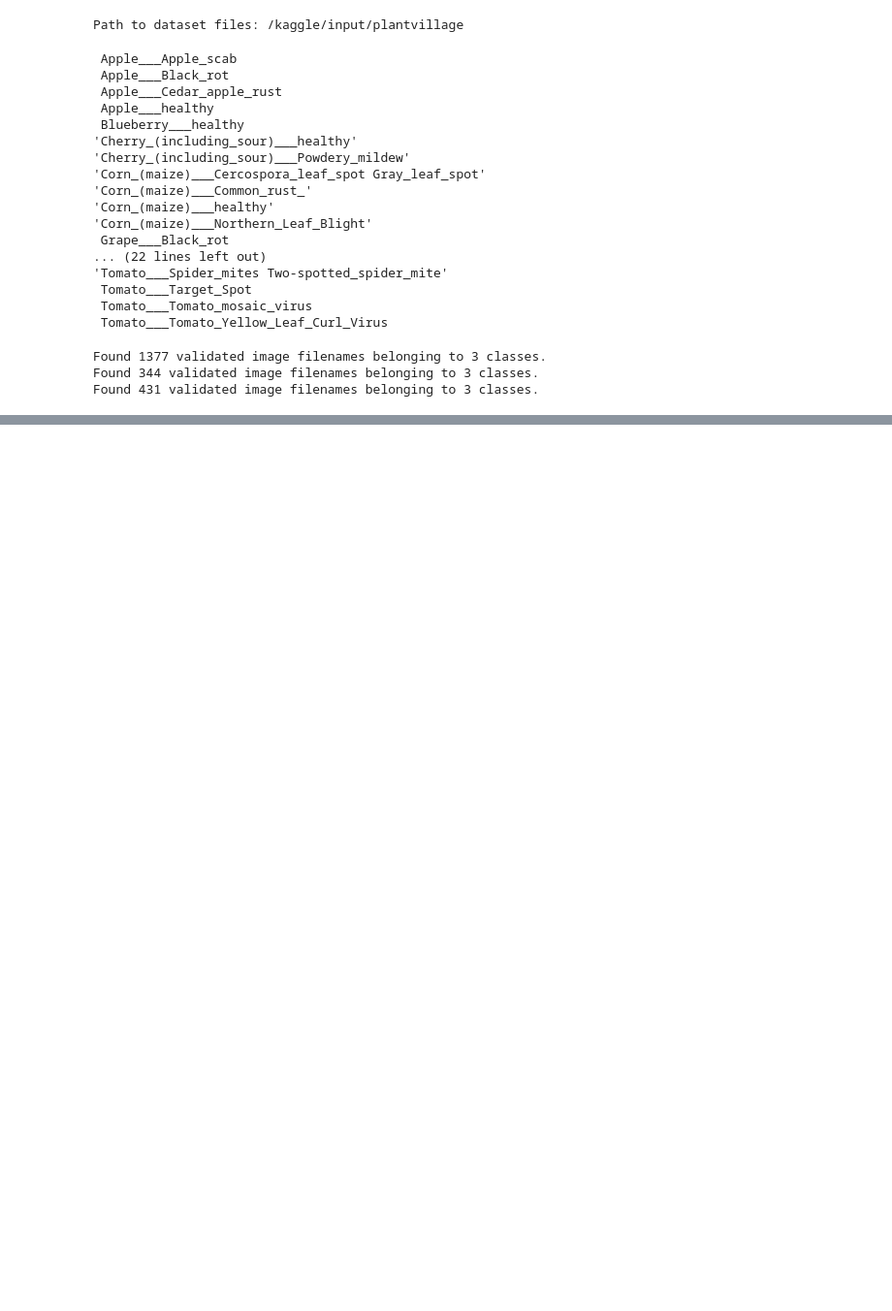
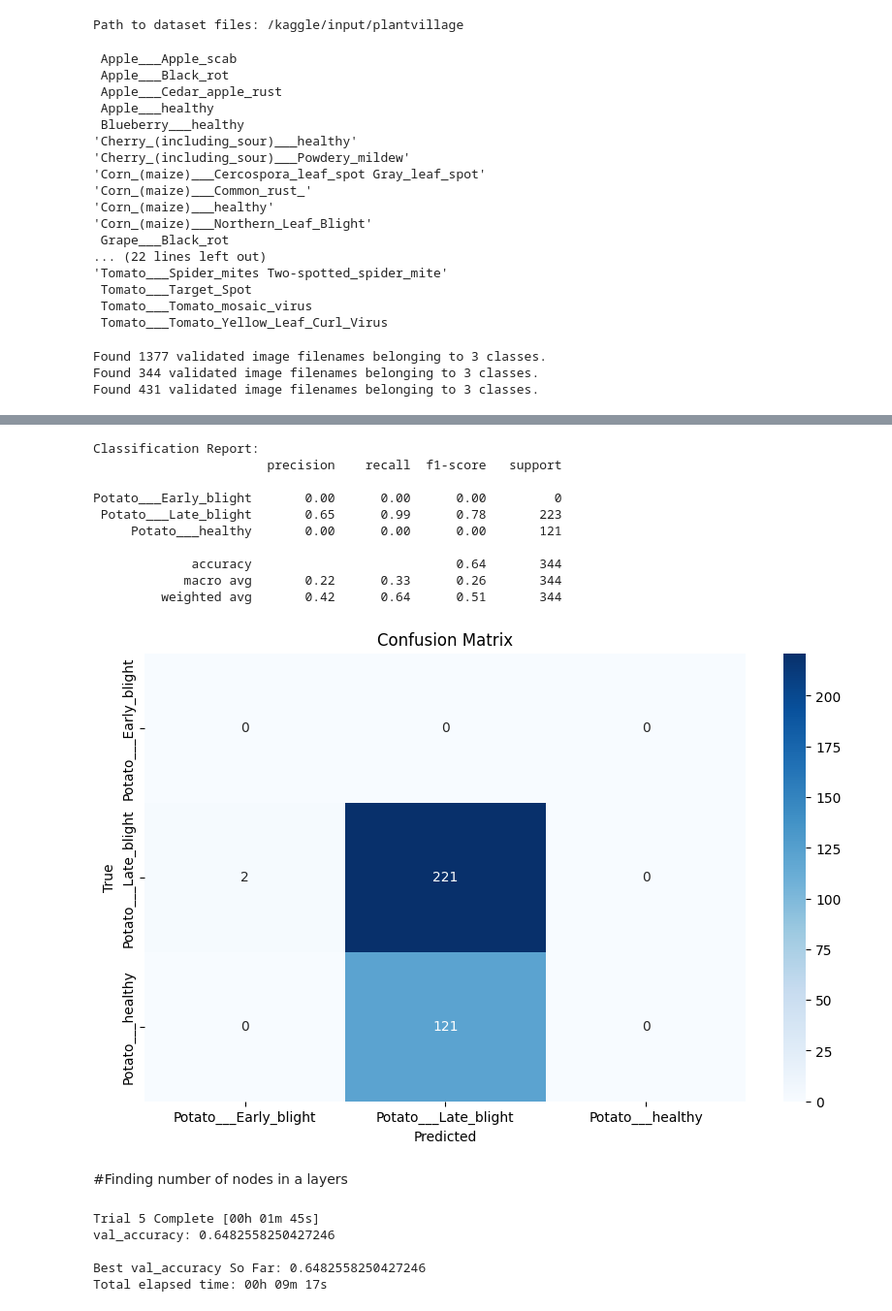
Before and after one commit to ranjuadhikari14/Potato_Disease_Detection, a Jupyter notebook: potato_project.ipynb, the cells around one changed output, grey strips where cells are left out. Shown at 97% size. Cells and saved outputs as stored; diff of their text form; code cells hidden in the pictures; blank space fills up the shorter version.

Commit message:
worked_on hyperparametr to finnd the appropriate optimizer,number of nodes in a layer

```diff
--- a/potato_project.ipynb
+++ b/potato_project.ipynb
@@ -376,0 +429,10 @@ Potato___Early_blight       0.83      1.00      0.91       200
+# %%
+tuner = kt.RandomSearch(
+    build_model,
+    objective='val_accuracy',
+    max_trials=4,
+    directory='tuner_results',
+    project_name='potato_tuning_v2'  # change name to avoid reloading old tuner
+)
+
+tuner.search(train_generator, validation_data=val_generator, epochs=10)
@@ -376,0 +445,10 @@ Potato___Early_blight       0.83      1.00      0.91       200
+# %%
+best_model = tuner.get_best_models(num_models=1)[0]
+# %%
+_pred_probs = best_model.predict(val_generator)
+
+# Convert probabilities to class labels
+y_pred = np.argmax(_pred_probs, axis=1)
+
+# True labels
+y_true = val_generator.classes
@@ -376,0 +457,30 @@ Potato___Early_blight       0.83      1.00      0.91       200
+# %%
+print("Classification Report:")
+print(classification_report(y_true, y_pred, target_names=class_labels))
+
+# Confusion matrix
+cm = confusion_matrix(y_true, y_pred)
+
+# Plot confusion matrix
+plt.figure(figsize=(10, 6))
+sns.heatmap(cm, annot=True, fmt='d', cmap='Blues',
+            xticklabels=class_labels,
+            yticklabels=class_labels)
+plt.xlabel('Predicted')
+plt.ylabel('True')
+plt.title('Confusion Matrix')
+plt.show()
+# %% [output]
+Classification Report:
+                       precision    recall  f1-score   support
+
+Potato___Early_blight       0.00      0.00      0.00         0
+ Potato___Late_blight       0.65      0.99      0.78       223
+     Potato___healthy       0.00      0.00      0.00       121
+
+             accuracy                           0.64       344
+            macro avg       0.22      0.33      0.26       344
+         weighted avg       0.42      0.64      0.51       344
+[figure, added]
+# %% [markdown]
+#Finding number of nodes in a layers
@@ -376,0 +516,17 @@ Potato___Early_blight       0.83      1.00      0.91       200
+# %%
+tuner = kt.RandomSearch(
+    build_model,
+    objective='val_accuracy',
+    max_trials=5,
+    executions_per_trial=1,
+    directory='tuner_results',
+    project_name='potato_tuning_dense_units'
+)
+
+tuner.search(train_generator, validation_data=val_generator, epochs=10)
+# %% [output]
+Trial 5 Complete [00h 01m 45s]
+val_accuracy: 0.6482558250427246
+
+Best val_accuracy So Far: 0.6482558250427246
+Total elapsed time: 00h 09m 17s
```
Also changed, not shown: parts of 20 cells of this notebook.
